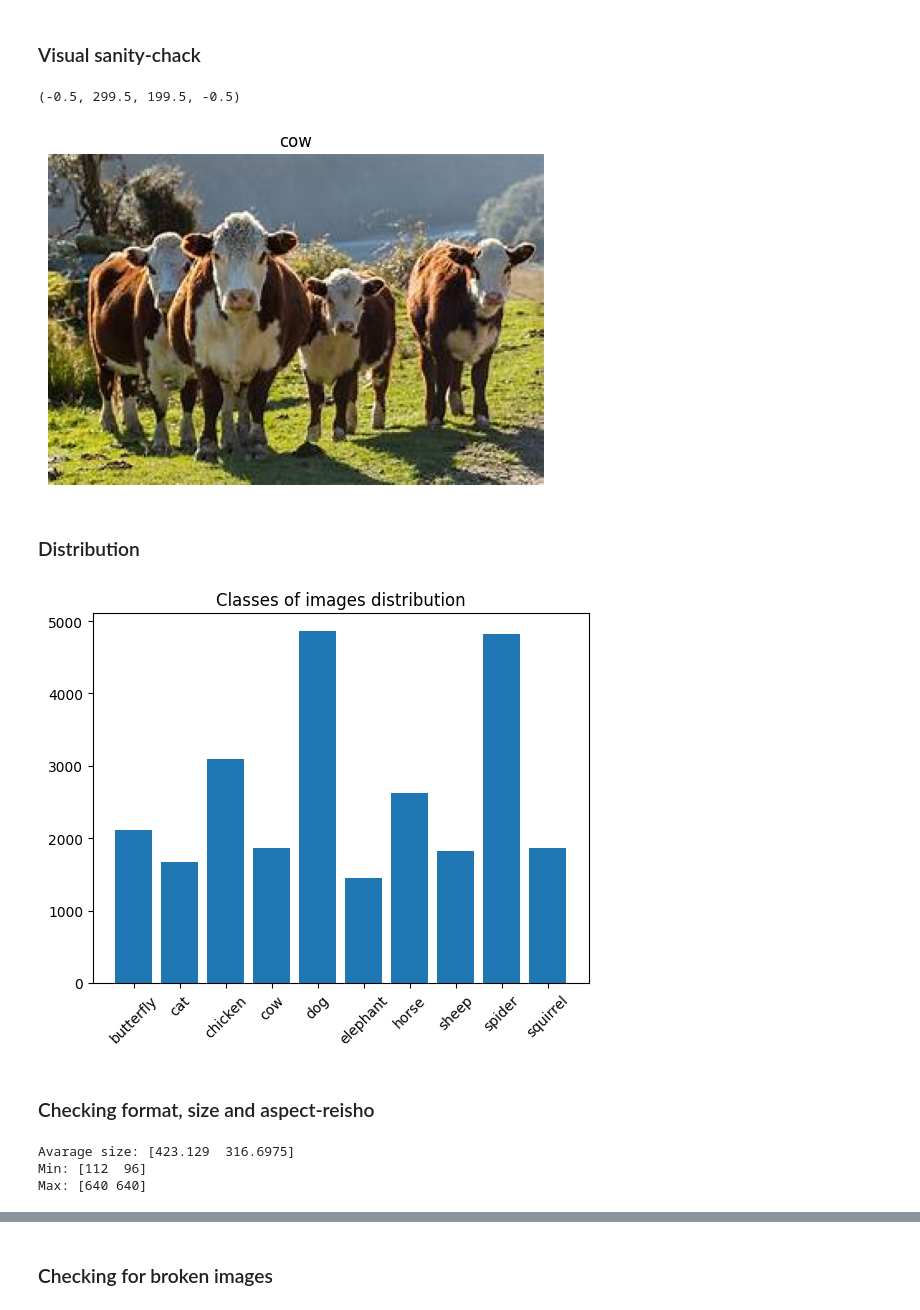
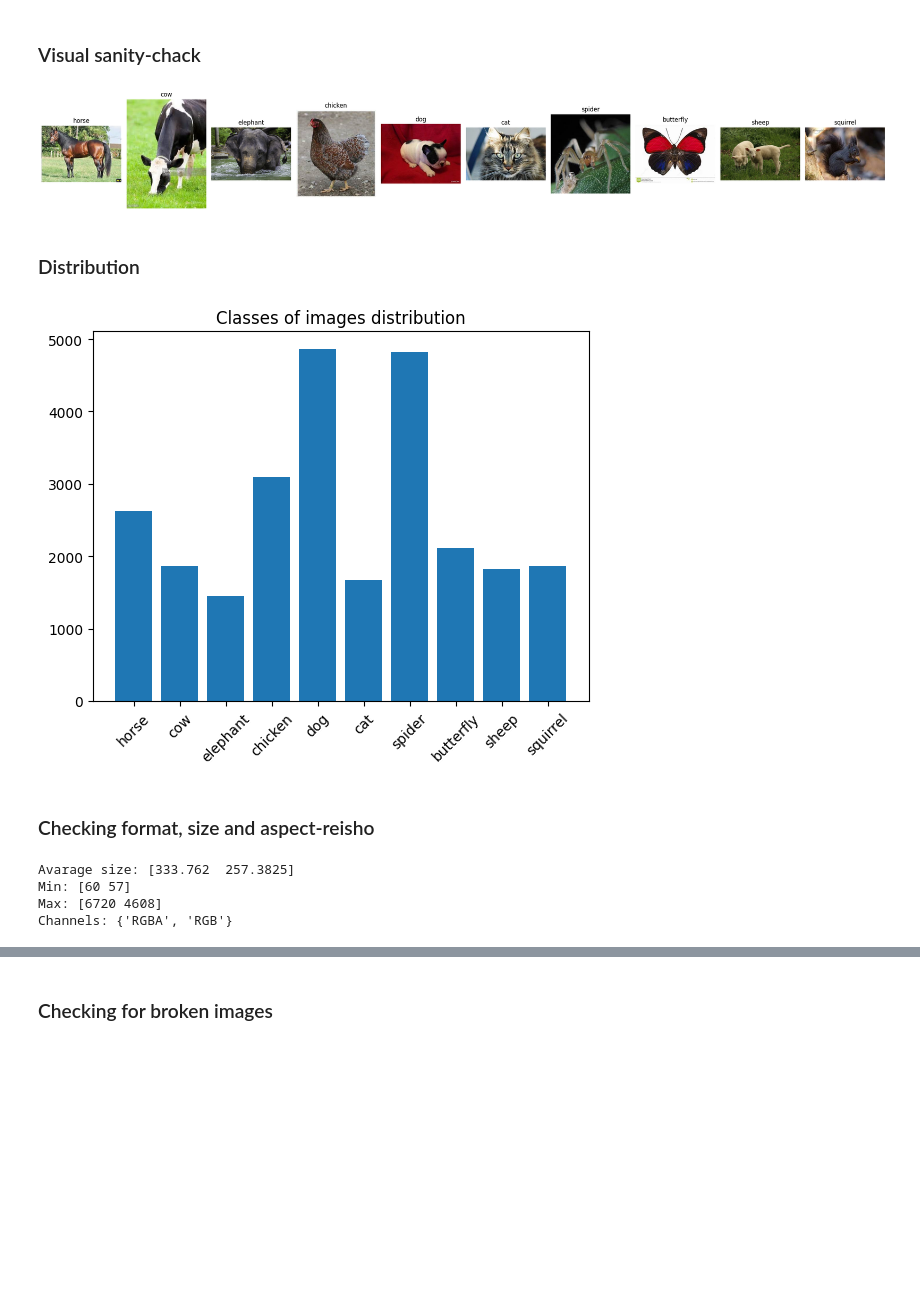
Before and after one commit to alisapodolska/ZNEUS2, a Jupyter notebook: animal_classification.ipynb, the cells around one changed output, grey strips where cells are left out. Cells and saved outputs as stored; diff of their text form; code cells hidden in the pictures; blank space fills up the shorter version.

```diff
--- a/animal_classification.ipynb
+++ b/animal_classification.ipynb
@@ -67,16 +83,24 @@ squirrel: 1862 images
 # %% [markdown]
 ### Visual sanity-chack
 # %%
-cls = random.choice(classes)
-img_path = os.path.join(data_dir, cls, random.choice(os.listdir(os.path.join(data_dir, cls))))
-img = Image.open(img_path)
+plt.figure(figsize=(24, 8))
 
-plt.imshow(img)
-plt.title(cls)
-plt.axis("off")
+for i, cls in enumerate(classes):
+    cls_dir = os.path.join(data_dir, cls)
+    img_name = random.choice(os.listdir(cls_dir))
+    img_path = os.path.join(cls_dir, img_name)
+
+    img = Image.open(img_path)
+
+    plt.subplot(1, len(classes), i + 1)
+    plt.imshow(img)
+    plt.title(cls)
+    plt.axis("off")
+
+plt.tight_layout()
+plt.show()
 # %% [output]
-(-0.5, 299.5, 199.5, -0.5)
-[figure, old version]
+[figure, new version]
 # %% [markdown]
 ### Distribution
 # %%
@@ -86,22 +110,25 @@ plt.xticks(rotation=45)
 plt.title("Classes of images distribution")
 plt.show()
 # %% [output]
-[figure, old version]
+[figure, new version]
 # %% [markdown]
 ### Checking format, size and aspect-reisho
 # %%
-shapes = []
+shapes=[]
+channels=[]
 
 for cls in classes:
-    for img_name in os.listdir(os.path.join(data_dir, cls))[:200]:  # 200 for now
-        img = Image.open(os.path.join(data_dir, cls, img_name))
-        shapes.append(img.size)
+    for img_name in os.listdir(os.path.join(data_dir,cls))[:200]:
+        img=Image.open(os.path.join(data_dir,cls,img_name))
+        shapes.append(img.size);channels.append(img.mode)
 
-shapes = np.array(shapes)
-print("Avarage size:", shapes.mean(axis=0))
-print("Min:", shapes.min(axis=0))
-print("Max:", shapes.max(axis=0))
+shapes=np.array(shapes)
+print("Avarage size:",shapes.mean(axis=0))
+print("Min:",shapes.min(axis=0))
+print("Max:",shapes.max(axis=0))
+print("Channels:",set(channels))
 # %% [output]
-Avarage size: [423.129  316.6975]
-Min: [112  96]
-Max: [640 640]
+Avarage size: [333.762  257.3825]
+Min: [60 57]
+Max: [6720 4608]
+Channels: {'RGBA', 'RGB'}
```
Also changed, not shown: parts of 51 cells of this notebook.
